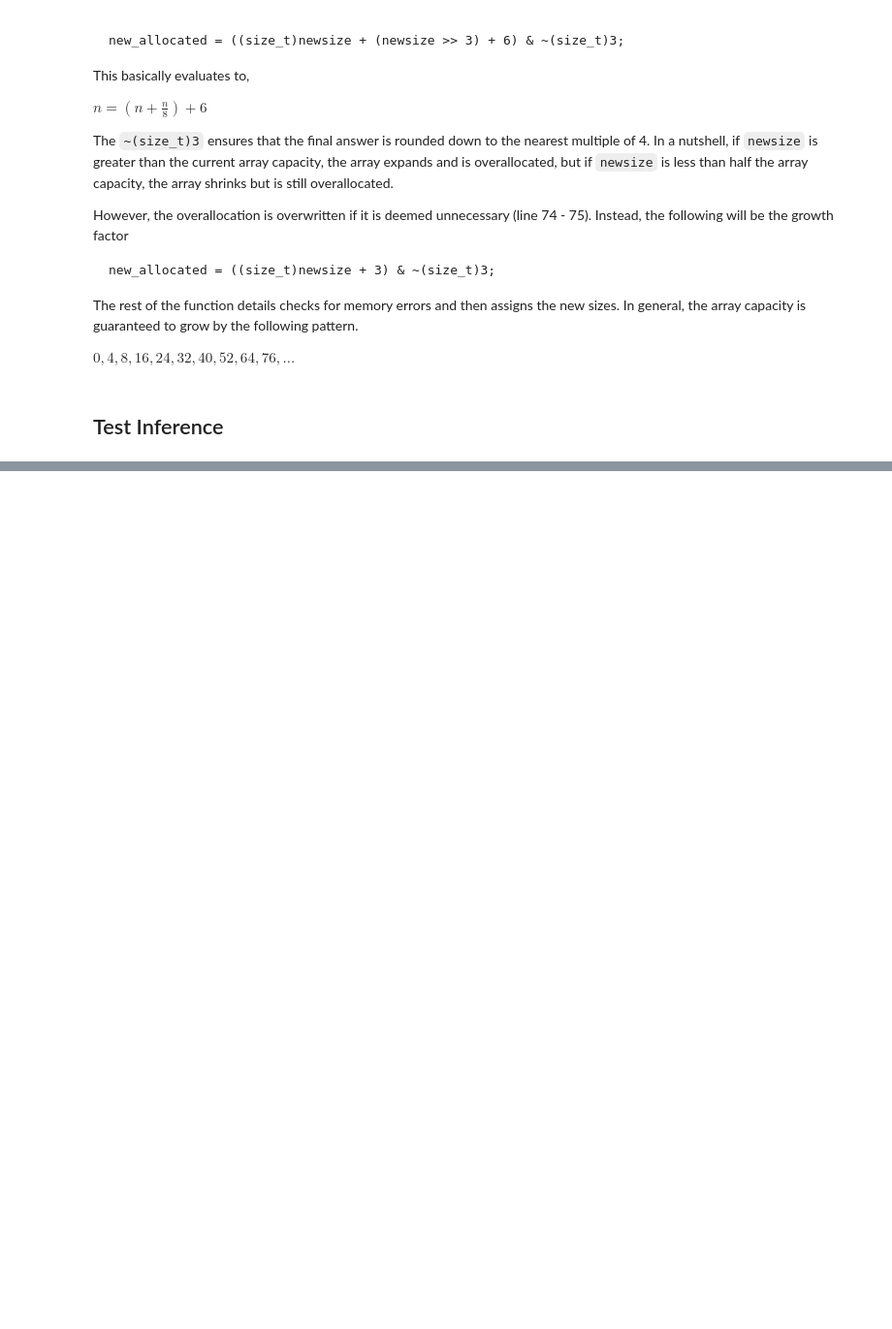
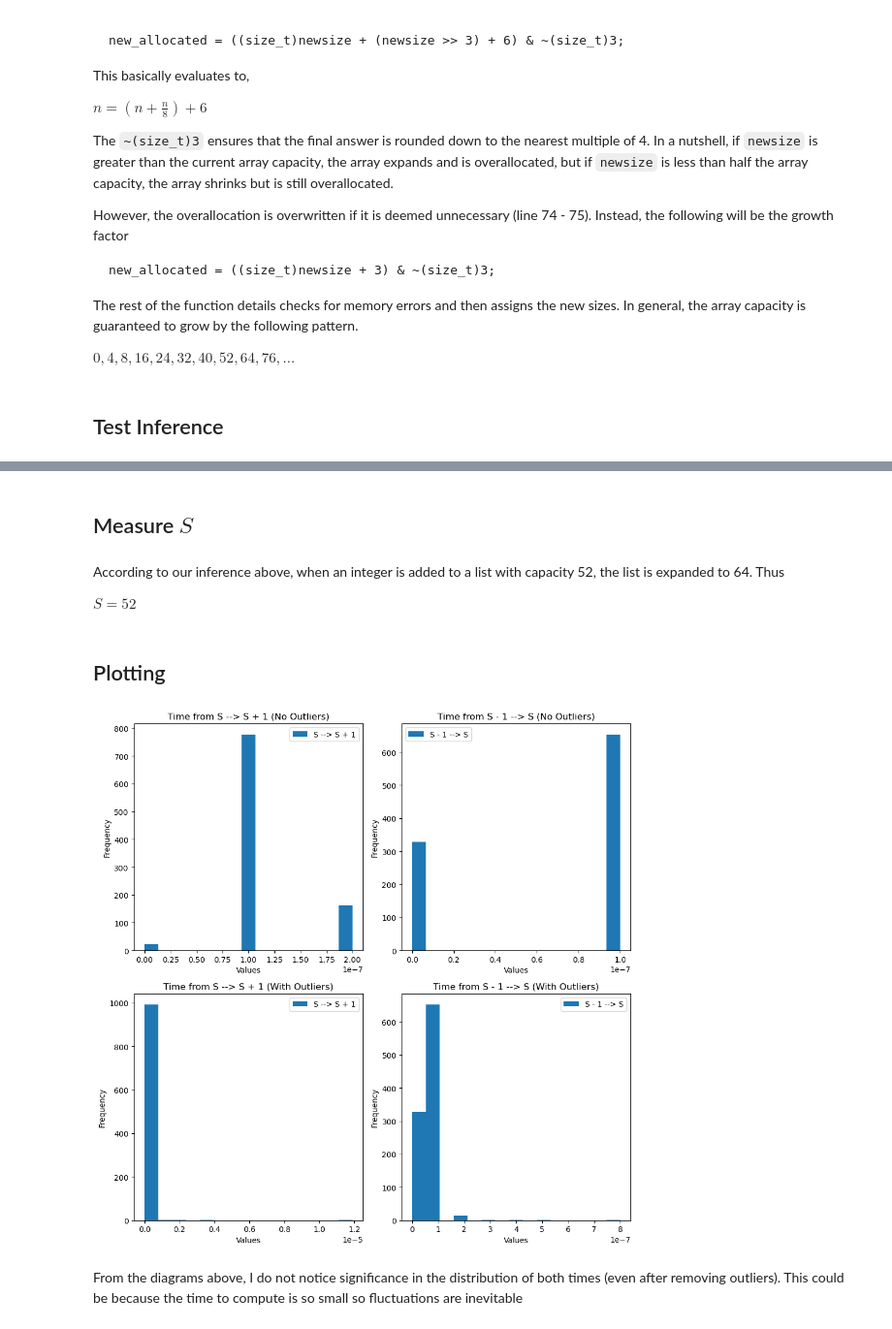
Before and after one commit to Lammy23/ENSF338_Lab_04, a Jupyter notebook: ex3.ipynb, the cells around one changed output, grey strips where cells are left out. Shown at 97% size. Saved outputs shown, nothing was run; the diff lists cells and outputs as text; code cells hidden in the pictures; blank space fills up the shorter version.

```diff
--- a/ex3.ipynb
+++ b/ex3.ipynb
@@ -76,0 +79,6 @@ listy
+# %% [markdown]
+## Measure $S$
+# %% [markdown]
+According to our inference above, when an integer is added to a list with capacity 52, the list is expanded to 64. Thus
+
+$S=52$
@@ -76,0 +95,62 @@ listy
+# %%
+s = []
+for _ in range(1000):
+    s.append(measureAppend(52))
+
+s_minus_1 = []
+for _ in range(1000):
+    s_minus_1.append(measureAppend(51))
+
+s = np.array(s)
+s_minus_1 = np.array(s_minus_1)
+# %% [markdown]
+## Plotting
+# %%
+fig, axs = plt.subplots(nrows= 2, ncols= 2, figsize= (10, 10))
+
+a = axs[0, 0]
+b = axs[0, 1]
+c = axs[1, 0]
+d = axs[1, 1]
+
+# Filter out the outliers
+s_95 = np.percentile(s, 95)
+s_minus_1_95 = np.percentile(s_minus_1, 95)
+
+s_filtered = s[s <= s_95]
+s_minus_1_filtered = s_minus_1[s_minus_1 <= s_minus_1_95]
+
+# Plot the histogram
+a.hist(x= s_filtered, label= 'S --> S + 1', bins= 15)
+b.hist(x= s_minus_1_filtered, label= 'S - 1 --> S', bins= 15)
+
+c.hist(x= s, label= 'S --> S + 1', bins= 15)
+d.hist(x= s_minus_1, label= 'S - 1 --> S', bins= 15)
+
+a.set_xlabel('Values')
+a.set_ylabel('Frequency')
+a.set_title("Time from S --> S + 1 (No Outliers)")
+
+b.set_xlabel('Values')
+b.set_ylabel('Frequency')
+b.set_title("Time from S - 1 --> S (No Outliers)")
+
+c.set_xlabel('Values')
+c.set_ylabel('Frequency')
+c.set_title("Time from S --> S + 1 (With Outliers)")
+
+d.set_xlabel('Values')
+d.set_ylabel('Frequency')
+d.set_title("Time from S - 1 --> S (With Outliers)")
+
+a.legend()
+b.legend()
+c.legend()
+d.legend()
+
+plt.tight_layout()
+plt.show()
+# %% [output]
+[figure, added]
+# %% [markdown]
+From the diagrams above, I do not notice significance in the distribution of both times (even after removing outliers). This could be because the time to compute is so small so fluctuations are inevitable
```
Also changed, not shown: parts of 5 cells of this notebook, 3 other files.
